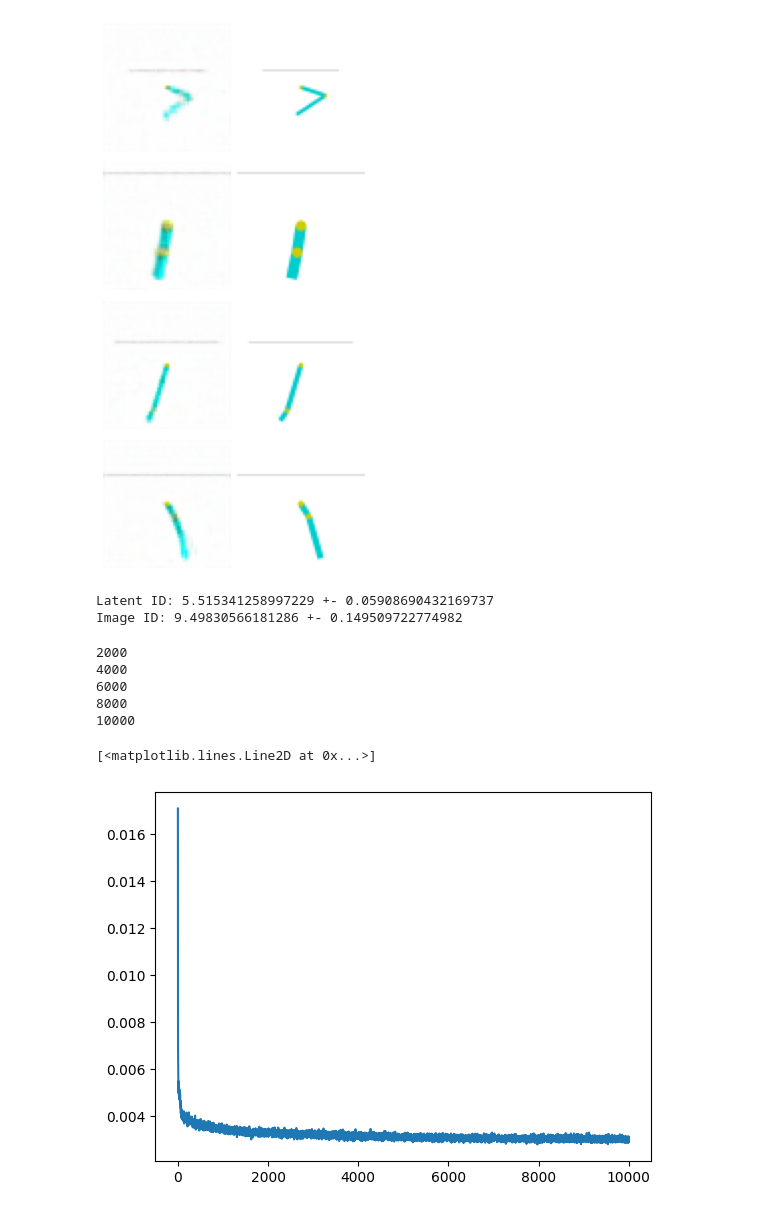
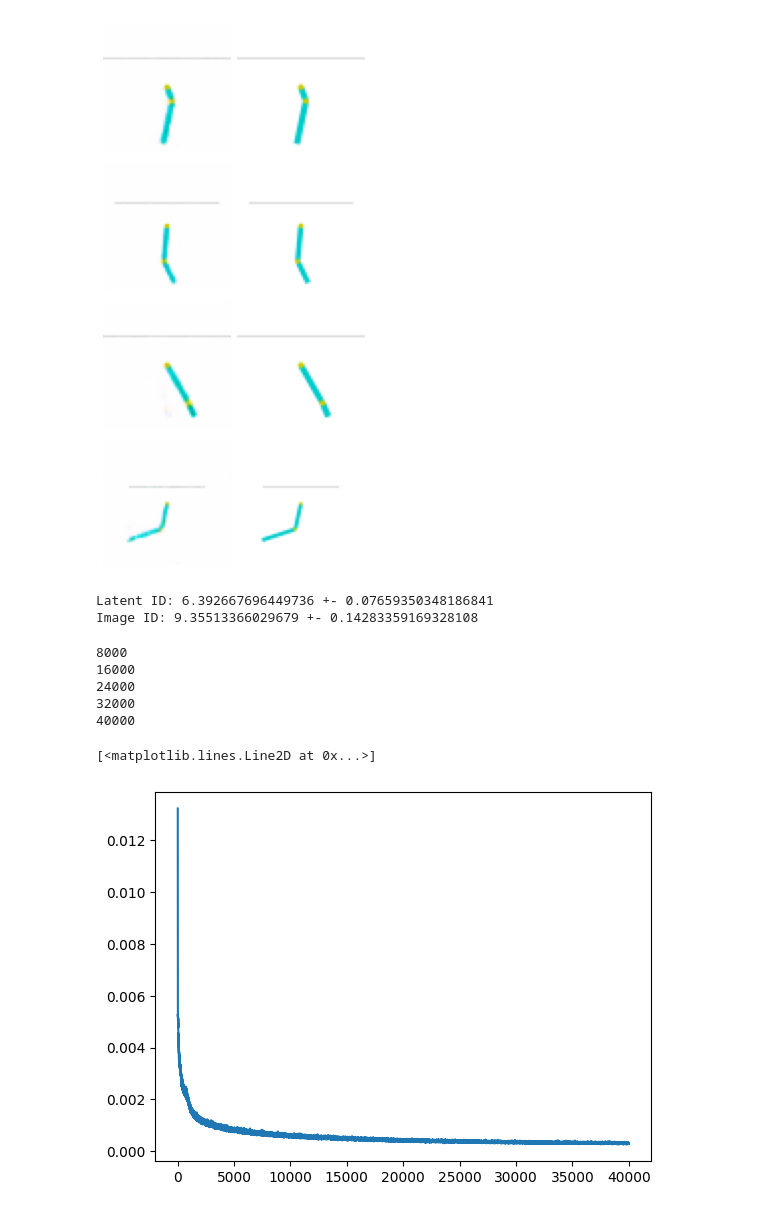
Before and after one commit to antony-zhao/RLTesting, a Jupyter notebook: rltesting/fvd_experiments/testing.ipynb, the cells around one changed output. Saved outputs shown, nothing was run; the diff lists cells and outputs as text; code cells hidden in the pictures.

```diff
--- a/rltesting/fvd_experiments/testing.ipynb
+++ b/rltesting/fvd_experiments/testing.ipynb
@@ -20,7 +20,7 @@ to_numpy = lambda x: x.cpu().detach().numpy()
 framestack = 2
 latent_dim = 512
 obs_shape = 64
-data_steps = 20000
+data_steps = 40000
 num_epochs = 50
 steps_per_epoch = 200
 env = gym.make('Acrobot-v1', render_mode="rgb_array")
@@ -81,0 +82,12 @@ plt.plot(losses)
+# %%
+num_samples = 2048
+with torch.no_grad():
+    samples_ = buffer.sample(num_samples)
+    obs = (torch.tensor(samples_[0]).float().transpose(-3, -1) / 255).cuda()
+    latent = encoder(obs).cpu().numpy()
+
+corr = np.corrcoef(latent, rowvar=False)
+plt.imshow(np.abs(corr), cmap="hot", vmin=0, vmax=1)
+plt.colorbar(label="Absolute Correlation")
+plt.title("Intrinsic Variable Correlation")
+plt.show()
@@ -91,7 +105,7 @@ plt.tight_layout()
 plt.show()
 fig.savefig("direct_dim.png")
 # %% [output]
-[figure, old version]
+[figure, new version]
 # %%
 latent_ID = []
 image_ID = []
@@ -109,5 +123,5 @@ for _ in range(20):
 print(f"Latent ID: {np.mean(latent_ID)} +- {np.std(latent_ID)}")
 print(f"Image ID: {np.mean(image_ID)} +- {np.std(image_ID)}")
 # %% [output]
-Latent ID: 5.515341258997229 +- 0.05908690432169737
-Image ID: 9.49830566181286 +- 0.149509722774982
+Latent ID: 6.392667696449736 +- 0.07659350348186841
+Image ID: 9.35513366029679 +- 0.14283359169328108
@@ -134,27 +128,29 @@ Image ID: 9.49830566181286 +- 0.149509722774982
 # %%
+plt.close('all')
+%matplotlib inline
 intrinsic_dim = round(np.mean(latent_ID))
 double_autoencoder = AEVAE(encoder, decoder, latent_dim, intrinsic_dim, penalty_coef=1e-4).cuda()
 int_opt = torch.optim.AdamW(double_autoencoder.parameters(), 3e-4)
 int_scheduler = torch.optim.lr_scheduler.ExponentialLR(int_opt, gamma=0.97)
 losses = []
 for i in range(1, num_epochs + 1):
-    for _ in range(steps_per_epoch):
+    for _ in range(2 * steps_per_epoch):
         samples = buffer.sample(256)
         obs = (torch.tensor(samples[0]).float().transpose(-3, -1) / 255).cuda()
         loss = double_autoencoder.reconstruction_loss(obs)
         loss.backward()
         int_opt.step()
         int_opt.zero_grad()
         losses.append(loss.detach().cpu().numpy())
     int_scheduler.step()
     if i % 10 == 0:
-        print(i * steps_per_epoch)
+        print(i * 2 * steps_per_epoch)
 plt.plot(losses)
 # %% [output]
-2000
-4000
-6000
 8000
-10000
+16000
+24000
+32000
+40000
 [<matplotlib.lines.Line2D at 0x...>]
-[figure, old version]
+[figure, new version]
```
Also changed, not shown: parts of 11 cells of this notebook, 3 other files.
